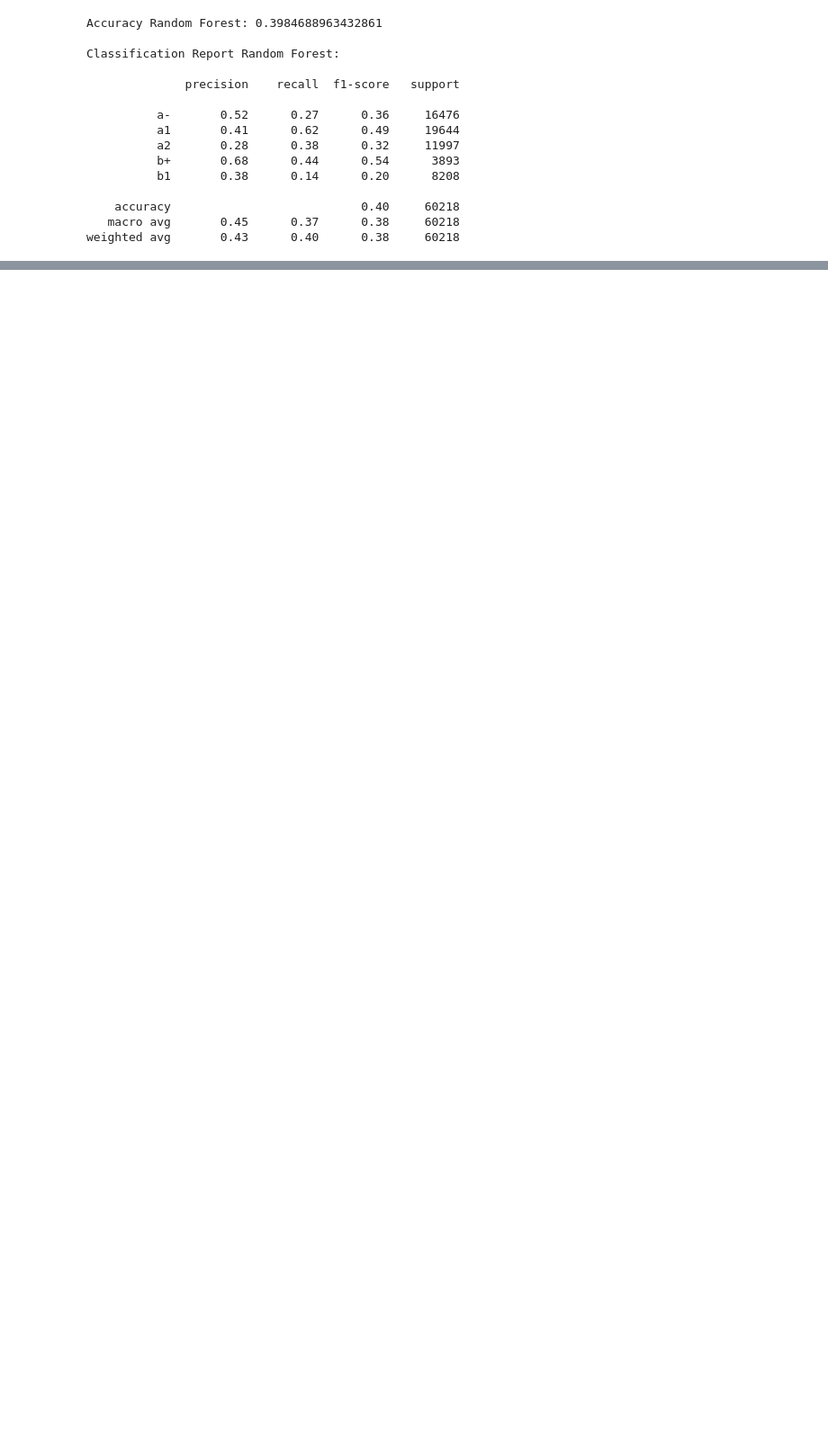
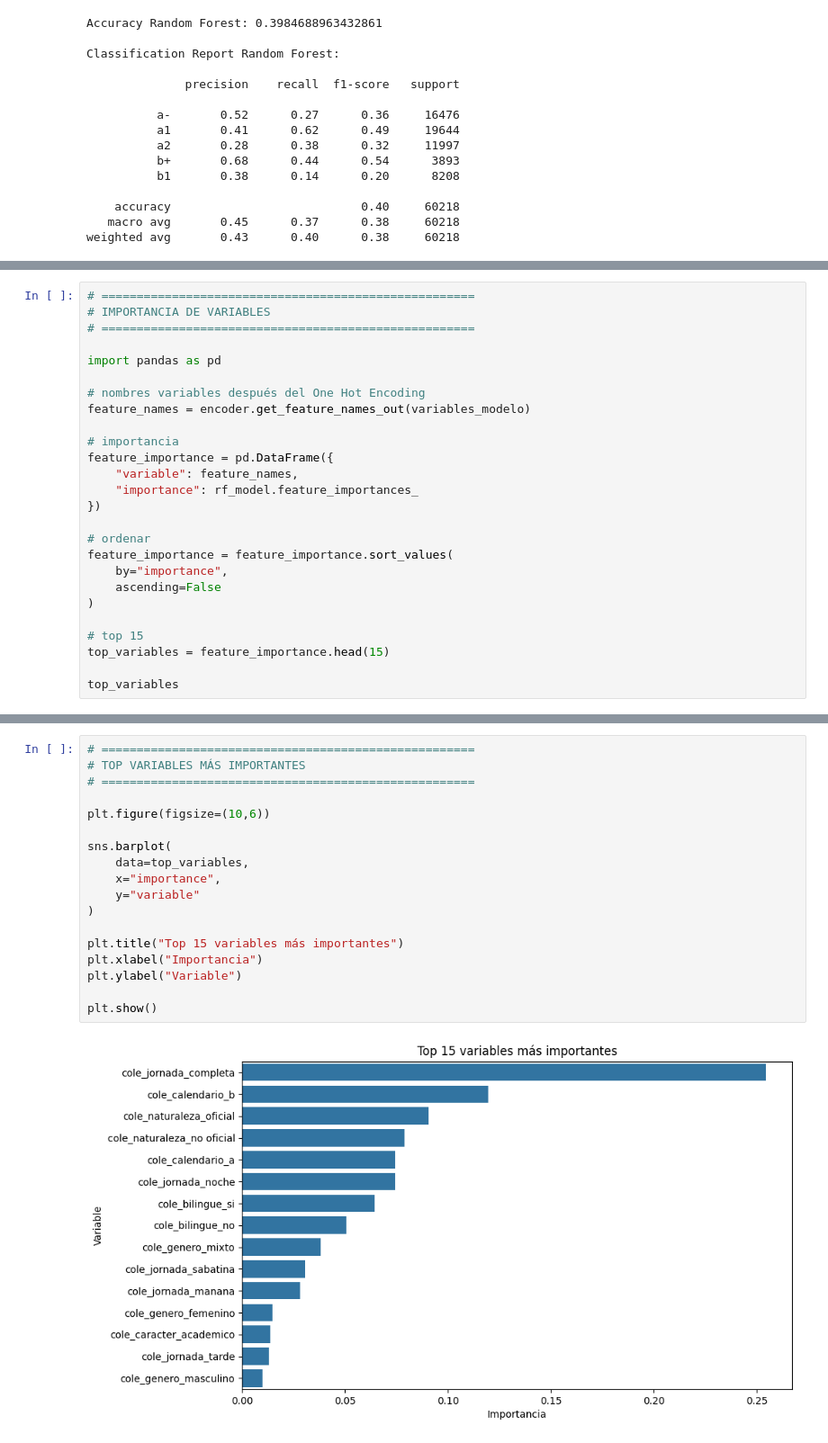
Before and after one commit to anamsanchezm1/Proyecto2_saber11, a Jupyter notebook: Notebooks/Mariana/modelo_clasificacion_ingles.ipynb, the cells around one changed output, grey strips where cells are left out. Shown at 90% size. Drawn from its saved outputs; the diff is of its cells as text; blank space fills up the shorter version.

```diff
--- a/Notebooks/Mariana/modelo_clasificacion_ingles.ipynb
+++ b/Notebooks/Mariana/modelo_clasificacion_ingles.ipynb
@@ -472,0 +504,26 @@ weighted avg       0.43      0.40      0.38     60218
+# %%
+# =====================================================
+# IMPORTANCIA DE VARIABLES
+# =====================================================
+
+import pandas as pd
+
+# nombres variables después del One Hot Encoding
+feature_names = encoder.get_feature_names_out(variables_modelo)
+
+# importancia
+feature_importance = pd.DataFrame({
+    "variable": feature_names,
+    "importance": rf_model.feature_importances_
+})
+
+# ordenar
+feature_importance = feature_importance.sort_values(
+    by="importance",
+    ascending=False
+)
+
+# top 15
+top_variables = feature_importance.head(15)
+
+top_variables
@@ -472,0 +547,20 @@ weighted avg       0.43      0.40      0.38     60218
+# %%
+# =====================================================
+# TOP VARIABLES MÁS IMPORTANTES
+# =====================================================
+
+plt.figure(figsize=(10,6))
+
+sns.barplot(
+    data=top_variables,
+    x="importance",
+    y="variable"
+)
+
+plt.title("Top 15 variables más importantes")
+plt.xlabel("Importancia")
+plt.ylabel("Variable")
+
+plt.show()
+# %% [output]
+[figure, added]
```
Also changed, not shown: parts of 2 cells of this notebook.
